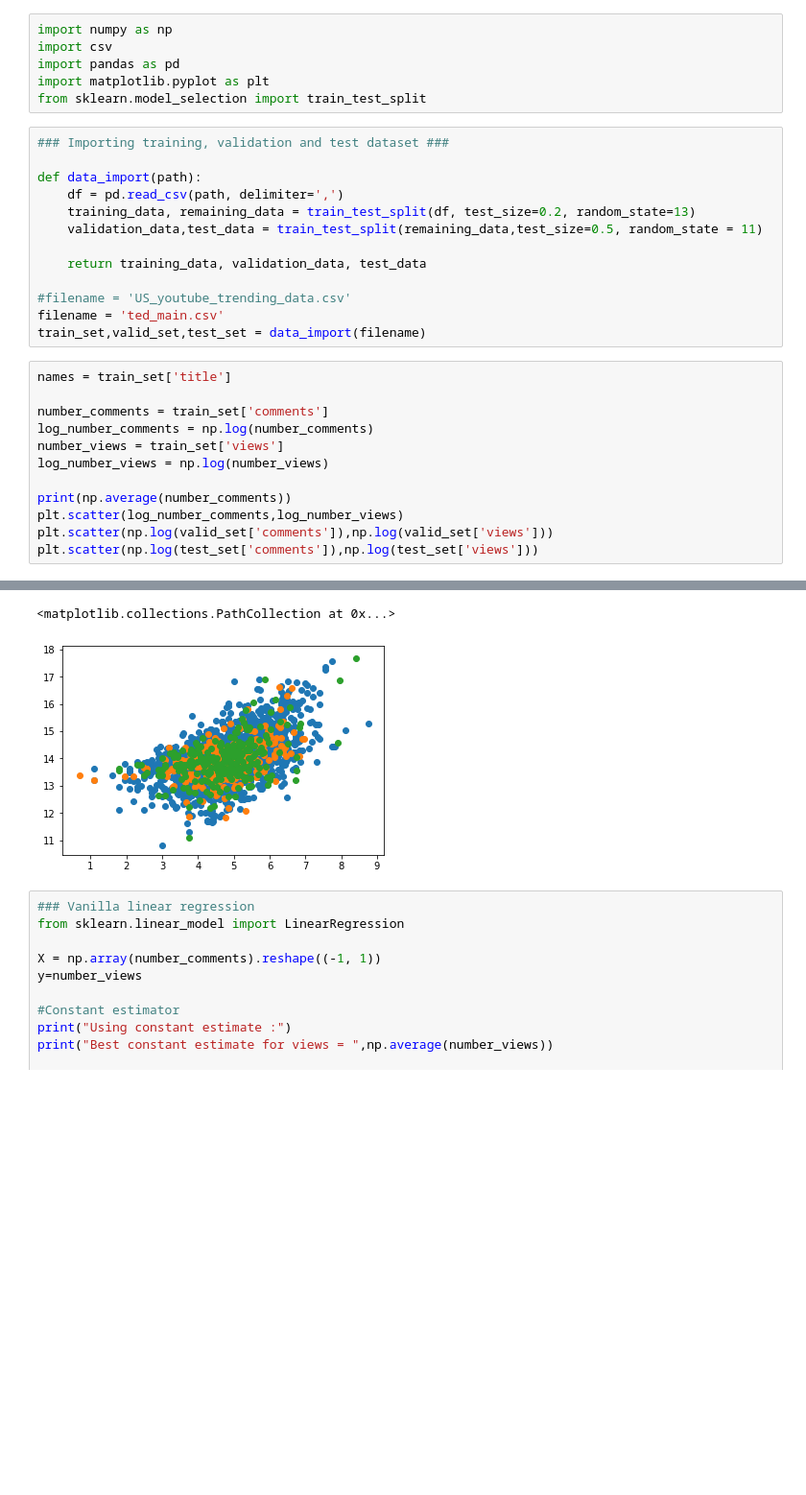
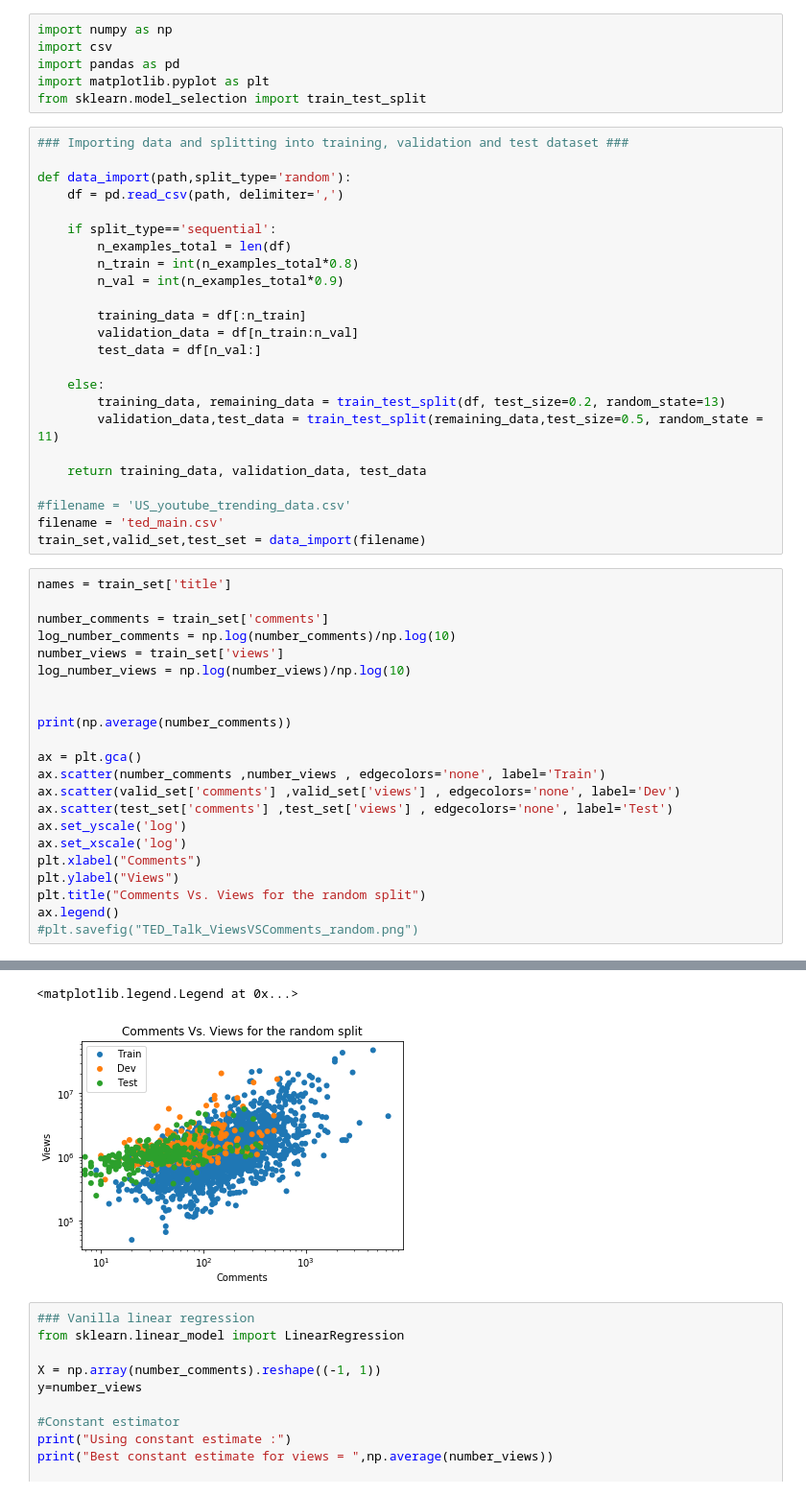
Before and after one commit to paula-charles/cs229-project, a Jupyter notebook: Dataset exploration.ipynb, the cells around one changed output, grey strips where cells are left out. Shown at 96% size. Drawn from its saved outputs; the diff is of its cells as text; blank space fills up the shorter version.

Commit message:
Can now split data sequentially or random

```diff
--- a/Dataset exploration.ipynb
+++ b/Dataset exploration.ipynb
@@ -5,12 +5,23 @@ import pandas as pd
 import matplotlib.pyplot as plt
 from sklearn.model_selection import train_test_split
 # %%
-### Importing training, validation and test dataset ###
+### Importing data and splitting into training, validation and test dataset ###
 
-def data_import(path):
+def data_import(path,split_type='random'):
     df = pd.read_csv(path, delimiter=',')
-    training_data, remaining_data = train_test_split(df, test_size=0.2, random_state=13)
-    validation_data,test_data = train_test_split(remaining_data,test_size=0.5, random_state = 11)
+
+    if split_type=='sequential':
+        n_examples_total = len(df)
+        n_train = int(n_examples_total*0.8)
+        n_val = int(n_examples_total*0.9)
+
+        training_data = df[:n_train]
+        validation_data = df[n_train:n_val]
+        test_data = df[n_val:]
+
+    else:
+        training_data, remaining_data = train_test_split(df, test_size=0.2, random_state=13)
+        validation_data,test_data = train_test_split(remaining_data,test_size=0.5, random_state = 11)
 
     return training_data, validation_data, test_data
 
@@ -21,12 +32,22 @@ train_set,valid_set,test_set = data_import(filename)
 names = train_set['title']
 
 number_comments = train_set['comments']
-log_number_comments = np.log(number_comments)
+log_number_comments = np.log(number_comments)/np.log(10)
 number_views = train_set['views']
-log_number_views = np.log(number_views)
+log_number_views = np.log(number_views)/np.log(10)
+
 
 print(np.average(number_comments))
-plt.scatter(log_number_comments,log_number_views)
-plt.scatter(np.log(valid_set['comments']),np.log(valid_set['views']))
-plt.scatter(np.log(test_set['comments']),np.log(test_set['views']))
+
+ax = plt.gca()
+ax.scatter(number_comments ,number_views , edgecolors='none', label='Train')
+ax.scatter(valid_set['comments'] ,valid_set['views'] , edgecolors='none', label='Dev')
+ax.scatter(test_set['comments'] ,test_set['views'] , edgecolors='none', label='Test')
+ax.set_yscale('log')
+ax.set_xscale('log')
+plt.xlabel("Comments")
+plt.ylabel("Views")
+plt.title("Comments Vs. Views for the random split")
+ax.legend()
+#plt.savefig("TED_Talk_ViewsVSComments_random.png")
 # %% [output]
@@ -34,5 +55,5 @@ plt.scatter(np.log(test_set['comments']),np.log(test_set['views']))
-<matplotlib.collections.PathCollection at 0x...>
+<matplotlib.legend.Legend at 0x...>
-[figure, old version]
+[figure, new version]
 # %%
 ### Vanilla linear regression
 from sklearn.linear_model import LinearRegression
```
Also changed, not shown: parts of 1 cell of this notebook.
